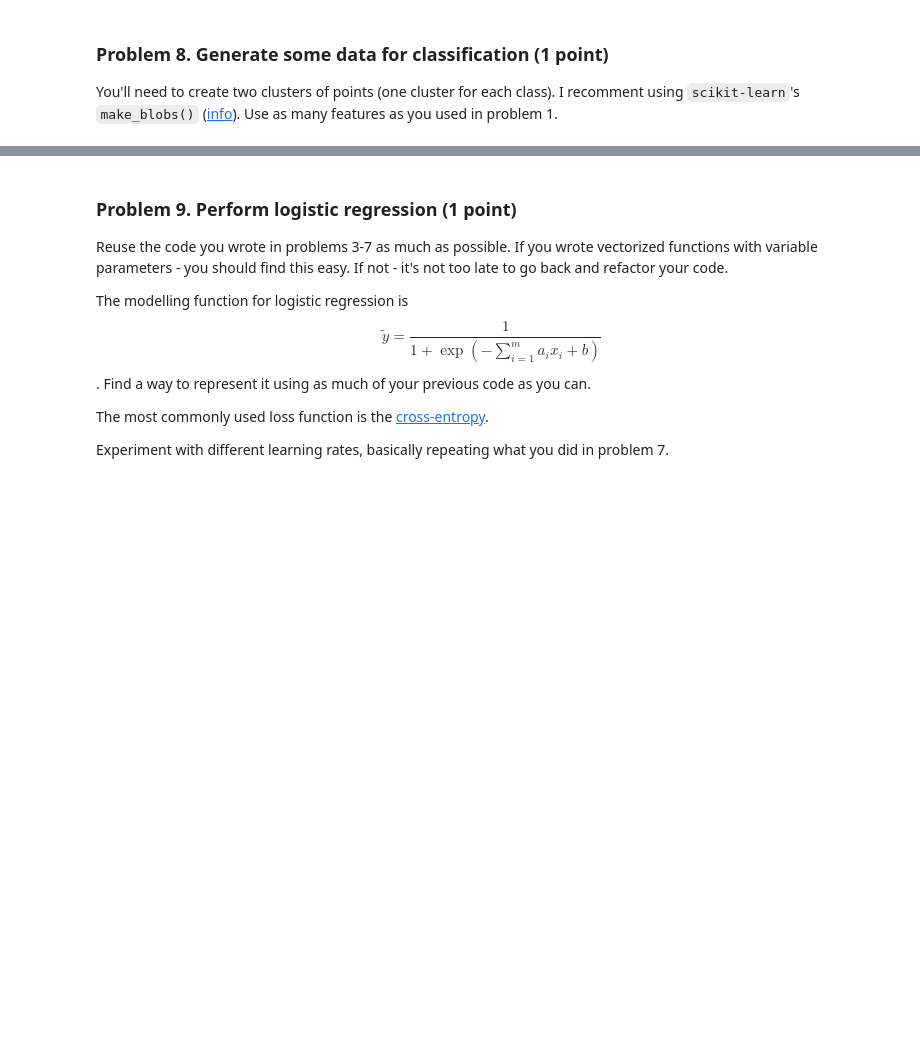
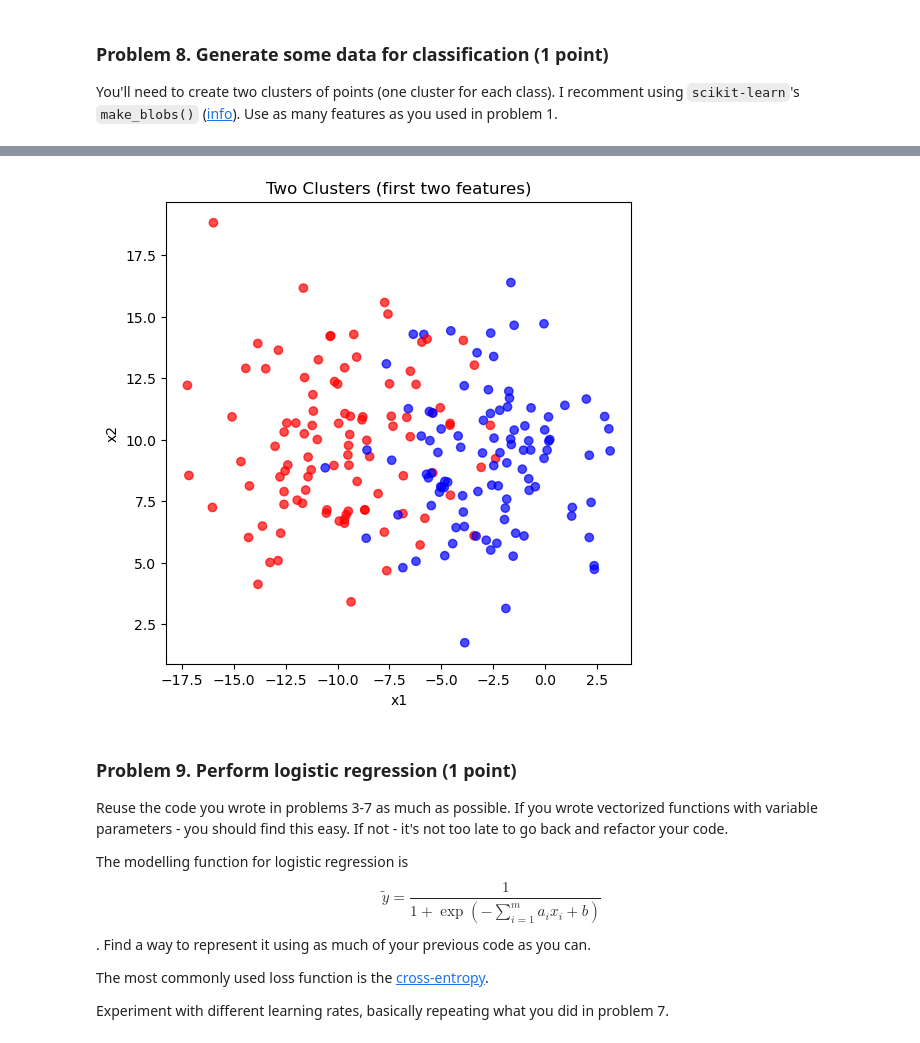
Before and after one commit to i11g/Regression-Models, a Jupyter notebook: Regression Models Lab.ipynb, the cells around one changed output, grey strips where cells are left out. Cells and saved outputs as stored; diff of their text form; code cells hidden in the pictures; blank space fills up the shorter version.

```diff
--- a/Regression Models Lab.ipynb
+++ b/Regression Models Lab.ipynb
@@ -719,0 +918,18 @@ You'll need to create two clusters of points (one cluster for each class). I rec
+# %%
+# Number of samples and features (same as regression problem)
+n, p = 200, 10
+
+# Generate 2 clusters
+X_class, y_class = make_blobs(
+    n_samples=n,
+    centers=2,           # two classes
+    n_features=p,        # same as regression
+    cluster_std=3.0,     # spread of the clusters
+    random_state=42
+)
+
+# Wrap into DataFrame for convenience
+df_class = pd.DataFrame(X_class, columns=[f"x{i+1}" for i in range(p)])
+df_class["label"] = y_class
+
+print(df_class.head())
@@ -720,3 +950,12 @@ You'll need to create two clusters of points (one cluster for each class). I rec
+# %%
+plt.figure(figsize=(6,6))
+plt.scatter(X_class[:,0], X_class[:,1], c=y_class, cmap="bwr", alpha=0.7)
+plt.xlabel("x1")
+plt.ylabel("x2")
+plt.title("Two Clusters (first two features)")
+plt.show()
+# %% [output]
+[figure, added]
 # %% [markdown]
 ### Problem 9. Perform logistic regression (1 point)
 Reuse the code you wrote in problems 3-7 as much as possible. If you wrote vectorized functions with variable parameters - you should find this easy. If not - it's not too late to go back and refactor your code.
```
Also changed, not shown: parts of 19 cells of this notebook, 1 other file.
